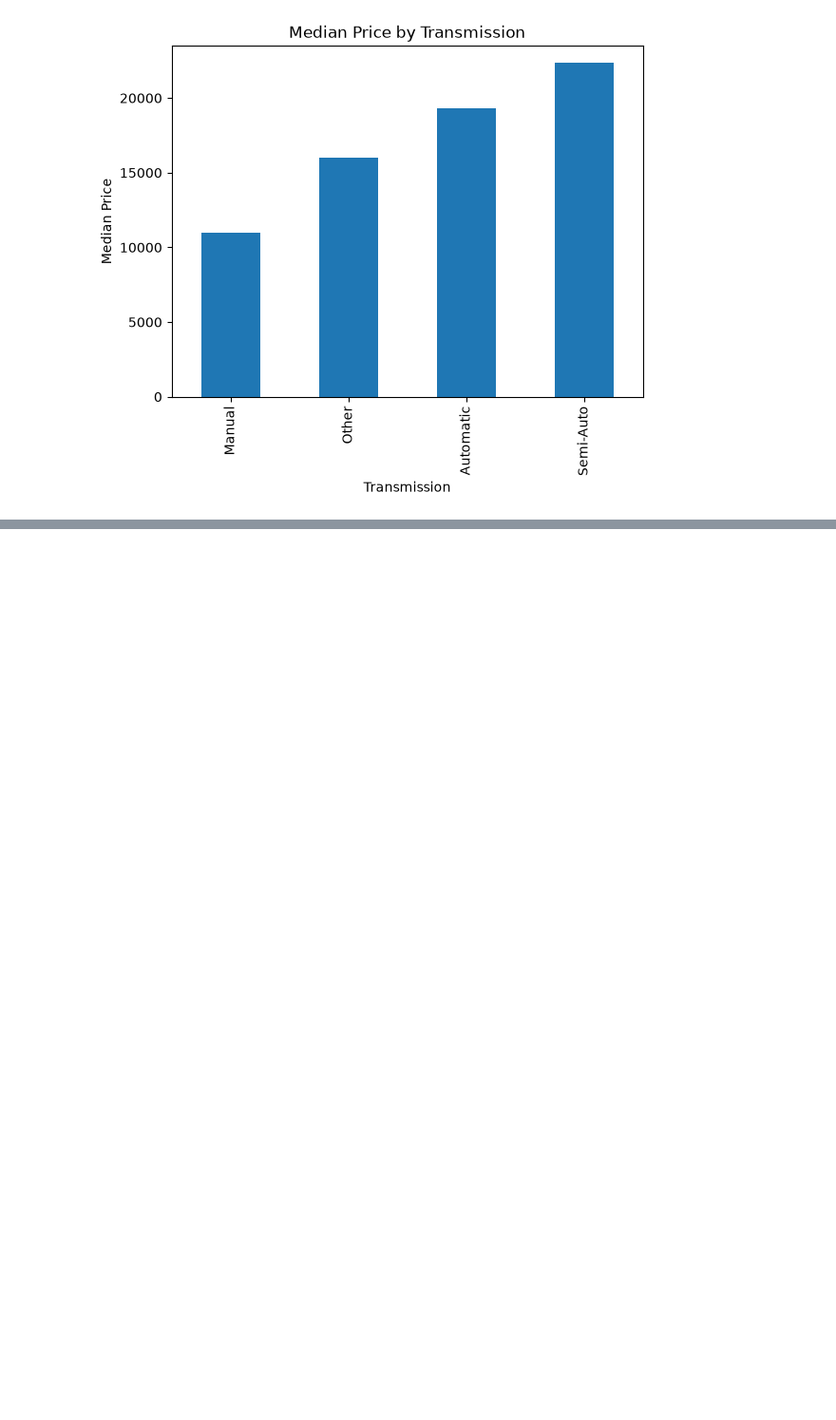
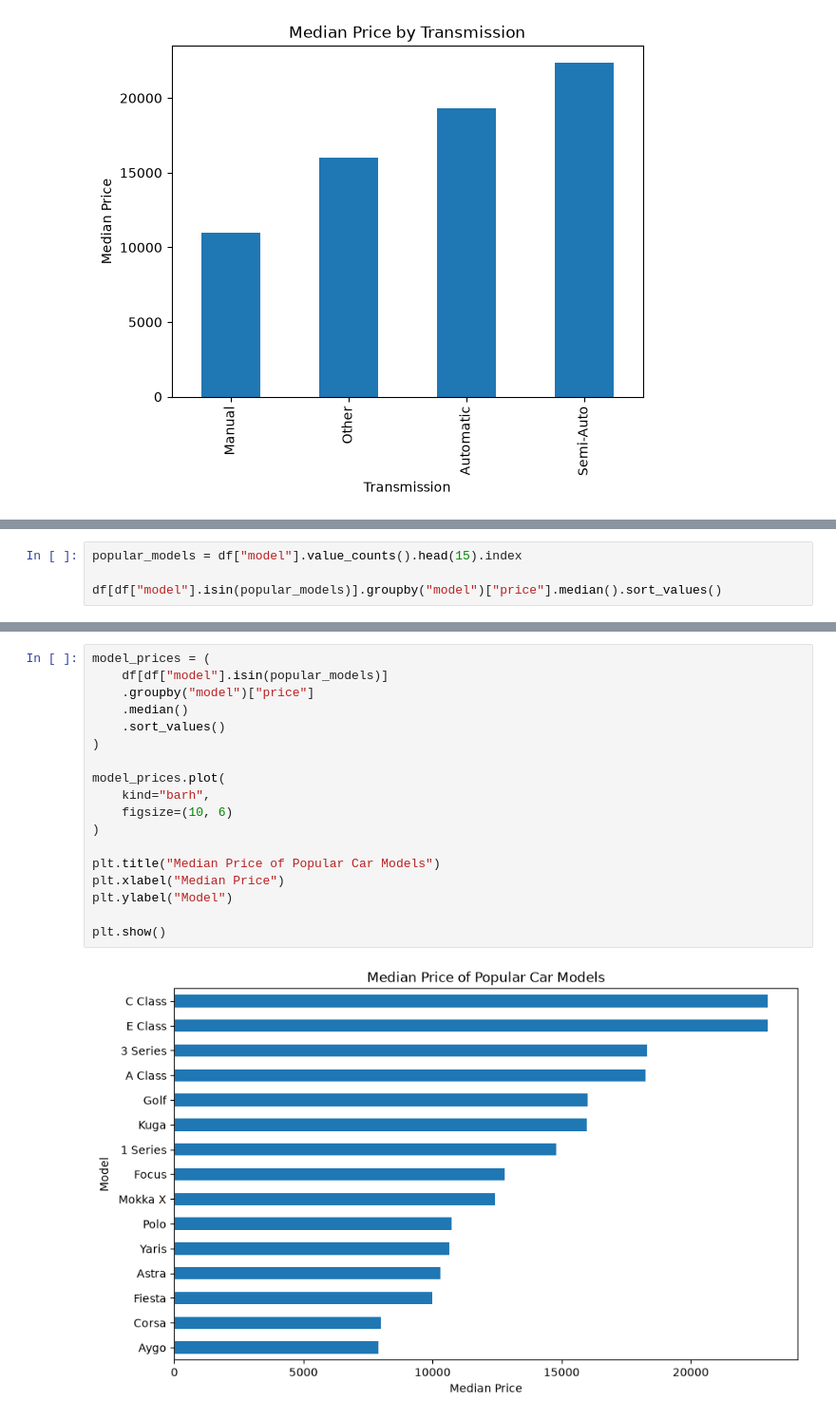
Before and after one commit to niteshbairwa185-pixel/automobile-intelligent-system, a Jupyter notebook: notebooks/02_EDA.ipynb, the cells around one changed output, grey strips where cells are left out. Shown at 95% size. Saved outputs shown, nothing was run; the diff lists cells and outputs as text; blank space fills up the shorter version.

```diff
--- a/notebooks/02_EDA.ipynb
+++ b/notebooks/02_EDA.ipynb
@@ -41,0 +136,4 @@ plt.show()
+# %%
+popular_models = df["model"].value_counts().head(15).index
+
+df[df["model"].isin(popular_models)].groupby("model")["price"].median().sort_values()
@@ -41,0 +158,20 @@ plt.show()
+# %%
+model_prices = (
+    df[df["model"].isin(popular_models)]
+    .groupby("model")["price"]
+    .median()
+    .sort_values()
+)
+
+model_prices.plot(
+    kind="barh",
+    figsize=(10, 6)
+)
+
+plt.title("Median Price of Popular Car Models")
+plt.xlabel("Median Price")
+plt.ylabel("Model")
+
+plt.show()
+# %% [output]
+[figure, added]
```
Also changed, not shown: parts of 18 cells of this notebook.
